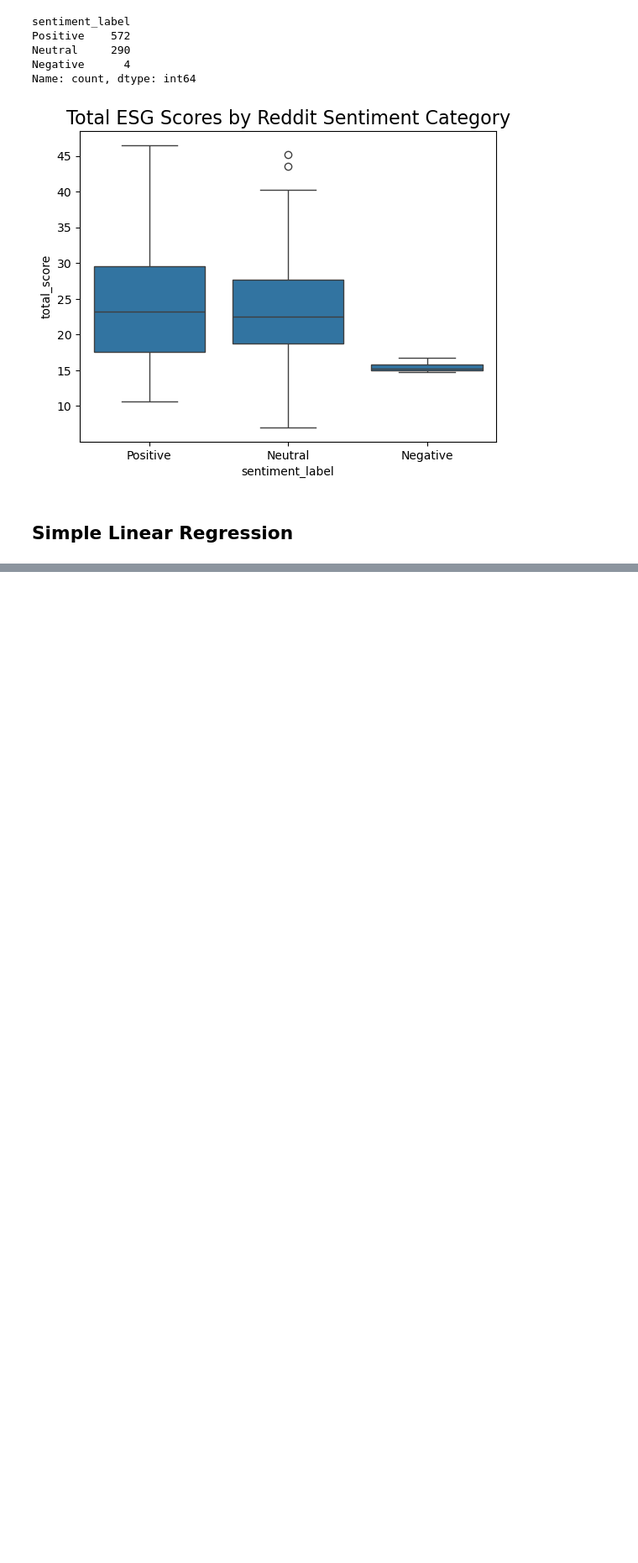
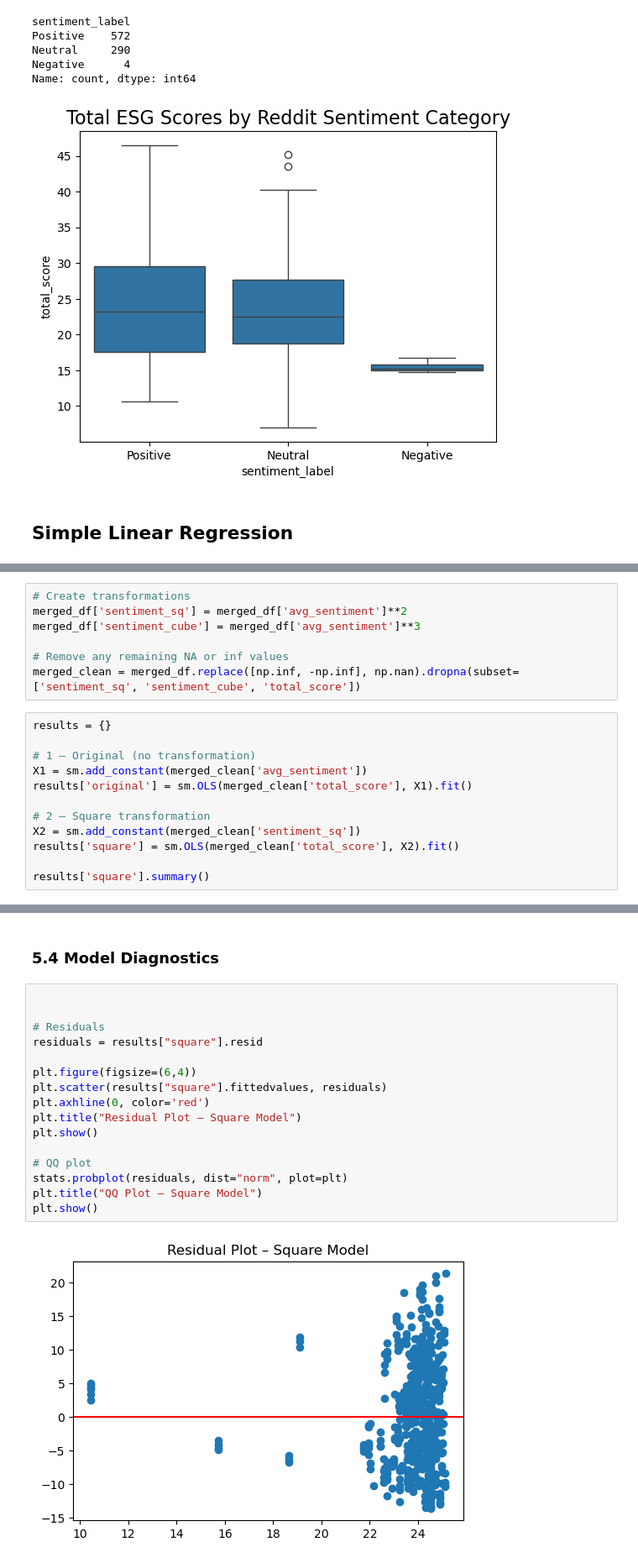
Before and after one commit to Kevan-Muthomi/Masters-CSCT-Project, a Jupyter notebook: Notebooks/Data Analysis.ipynb, the cells around one changed output, grey strips where cells are left out. Shown at 84% size. Drawn from its saved outputs; the diff is of its cells as text; blank space fills up the shorter version.

```diff
--- a/Notebooks/Data Analysis.ipynb
+++ b/Notebooks/Data Analysis.ipynb
@@ -138,0 +246,19 @@ Name: count, dtype: int64
+# %%
+# Create transformations
+merged_df['sentiment_sq'] = merged_df['avg_sentiment']**2
+merged_df['sentiment_cube'] = merged_df['avg_sentiment']**3
+
+# Remove any remaining NA or inf values
+merged_clean = merged_df.replace([np.inf, -np.inf], np.nan).dropna(subset=['sentiment_sq', 'sentiment_cube', 'total_score'])
+# %%
+results = {}
+
+# 1 — Original (no transformation)
+X1 = sm.add_constant(merged_clean['avg_sentiment'])
+results['original'] = sm.OLS(merged_clean['total_score'], X1).fit()
+
+# 2 — Square transformation
+X2 = sm.add_constant(merged_clean['sentiment_sq'])
+results['square'] = sm.OLS(merged_clean['total_score'], X2).fit()
+
+results['square'].summary()
@@ -138,0 +326,20 @@ Name: count, dtype: int64
+# %% [markdown]
+### 5.4 Model Diagnostics
+# %%
+
+
+# Residuals
+residuals = results["square"].resid
+
+plt.figure(figsize=(6,4))
+plt.scatter(results["square"].fittedvalues, residuals)
+plt.axhline(0, color='red')
+plt.title("Residual Plot – Square Model")
+plt.show()
+
+# QQ plot
+stats.probplot(residuals, dist="norm", plot=plt)
+plt.title("QQ Plot – Square Model")
+plt.show()
+# %% [output]
+[figure, added]
```
Also changed, not shown: parts of 37 cells of this notebook, 1 other file.
